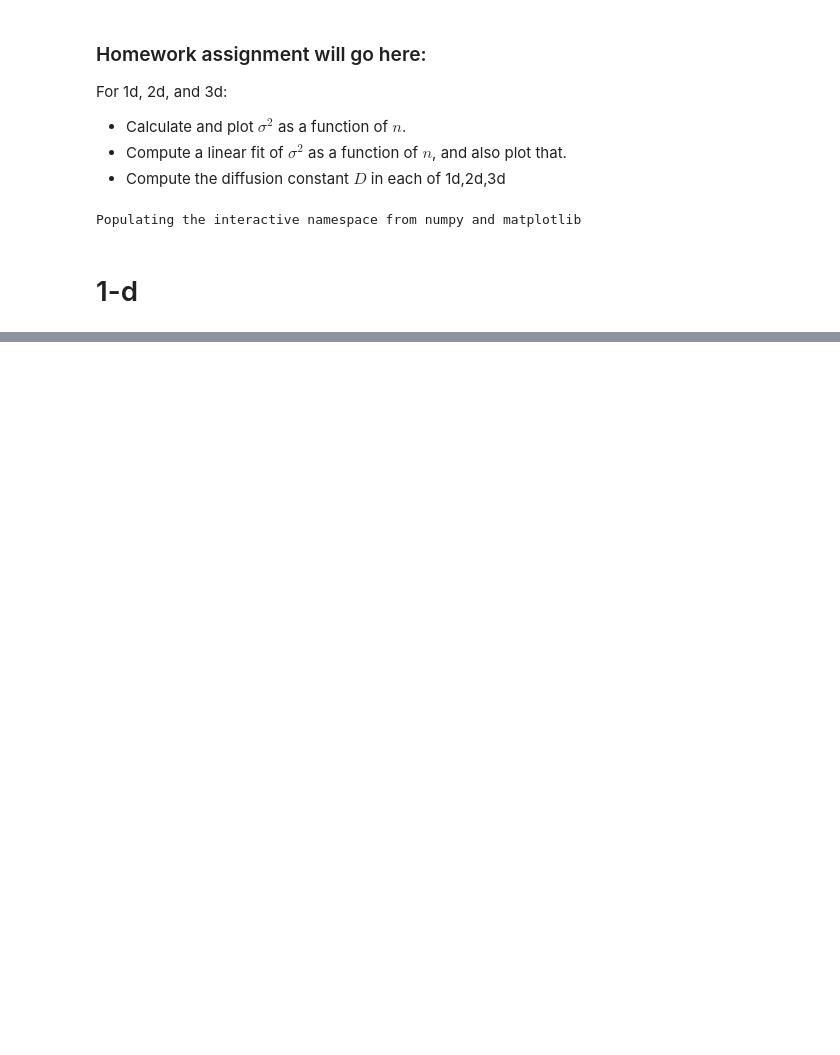
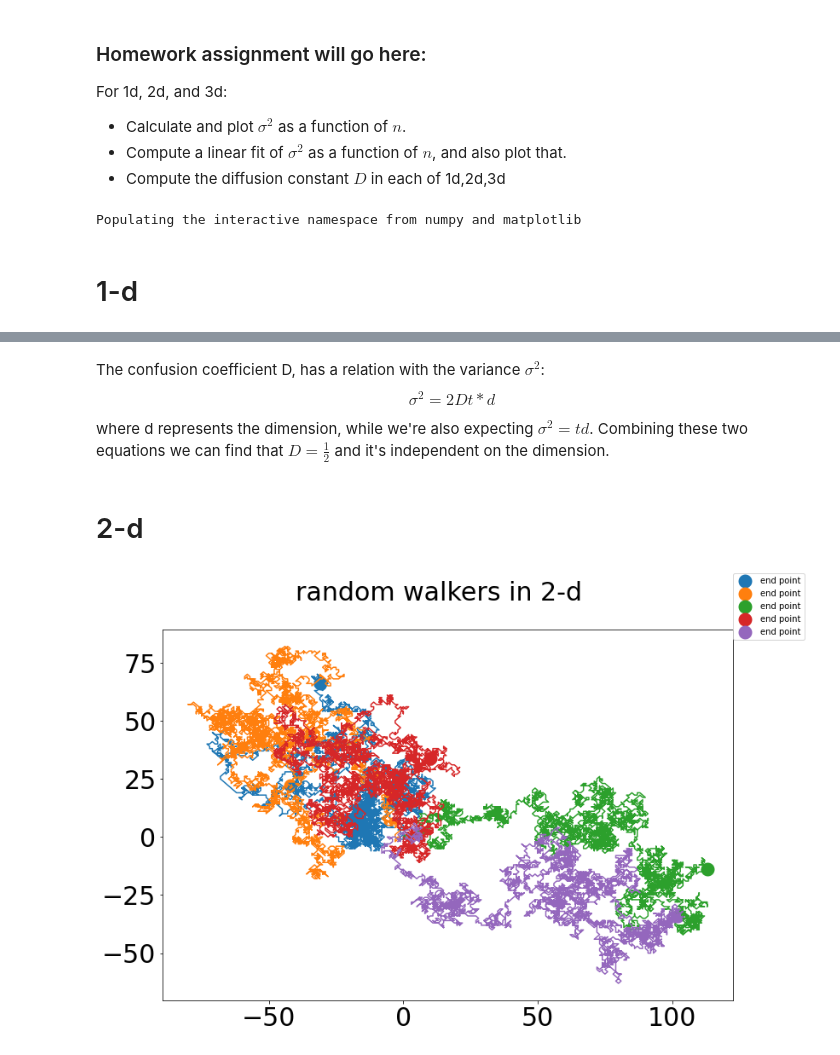
Before and after one commit to ubsuny/tensorflow-probability-CarlatBuffalo, a Jupyter notebook: RandomNumbers/P1_random_walkers.ipynb, the cells around one changed output, grey strips where cells are left out. Saved outputs shown, nothing was run; the diff lists cells and outputs as text; code cells hidden in the pictures; blank space fills up the shorter version.

```diff
--- a/RandomNumbers/P1_random_walkers.ipynb
+++ b/RandomNumbers/P1_random_walkers.ipynb
@@ -82,0 +115,29 @@ This is due to the three options we have [-1,0,1] for each step.
+# %% [markdown]
+The confusion coefficient D, has a relation with the variance $\sigma^2$:
+$$
+\sigma^2 = 2Dt*d
+$$
+
+where d represents the dimension, while we're also expecting $\sigma^2=td$. Combining these two equations we can find that $D=\frac{1}{2}$ and it's independent on the dimension.
+# %% [markdown]
+# 2-d
+# %%
+# use tf.random to simulate all step choices
+steps2d = tf.random.uniform((nsteps,nwalkers,2),minval=-1,maxval=2,dtype=int64)
+# %%
+# sum all steps up to get the displacement
+x2d = tf.math.cumsum(steps2d,axis=0)[:,:,0]
+y2d = tf.math.cumsum(steps2d,axis=0)[:,:,1]
+r2d = tf.math.sqrt(tf.cast(x2d,dtype=float)**2+tf.cast(y2d,dtype=float)**2)
+# %%
+# check the first 5 walkers
+fig, ax = plt.subplots(1,1,figsize=(12,8))
+for i in np.arange(5):
+    ax.scatter(x2d[-1,i],y2d[-1,i],marker='o',linewidth=10,label='end point')
+ax.plot(x2d[:,:5],y2d[:,:5])
+ax.tick_params(axis='both',labelsize=30)
+fig.suptitle('random walkers in 2-d',fontsize=30)
+fig.legend(loc=1)
+show()
+# %% [output]
+[figure, added]
```
Also changed, not shown: parts of 12 cells of this notebook.
